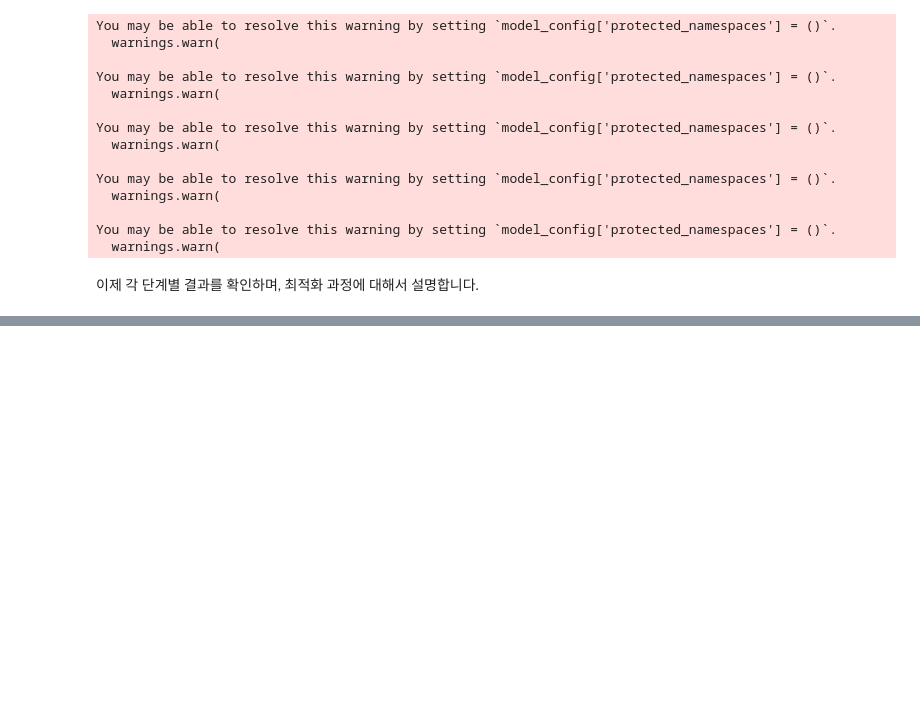
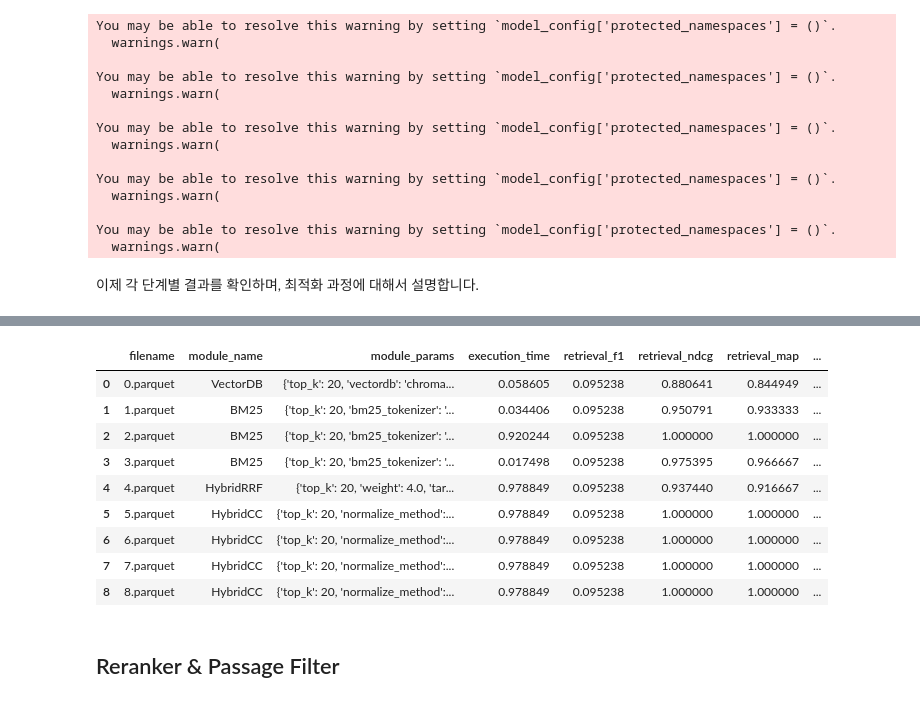
Before and after one commit to Auto-RAG/fast-campus, a Jupyter notebook: notebook/최적화/RAG 최적화 실습.ipynb, the cells around one changed output, grey strips where cells are left out. Drawn from its saved outputs; the diff is of its cells as text; code cells hidden in the pictures; blank space fills up the shorter version.

```diff
--- a/notebook/최적화/RAG 최적화 실습.ipynb
+++ b/notebook/최적화/RAG 최적화 실습.ipynb
@@ -103,0 +121,17 @@ evaluator.start_trial(yaml_path=os.path.join(root_dir, "config", "optimization",
+# %%
+retrieval_summary = load_summary_file(os.path.join(trial_dir, 'retrieve_node_line', 'retrieval', 'summary.csv'))
+# %%
+retrieval_summary
+# %% [output]
+|  | filename | module_name | module_params | execution_time | retrieval_f1 | retrieval_ndcg | retrieval_map | ... |
+| 0 | 0.parquet | VectorDB | {'top_k': 20, 'vectordb': 'chroma... | 0.058605 | 0.095238 | 0.880641 | 0.844949 | ... |
+| 1 | 1.parquet | BM25 | {'top_k': 20, 'bm25_tokenizer': '... | 0.034406 | 0.095238 | 0.950791 | 0.933333 | ... |
+| 2 | 2.parquet | BM25 | {'top_k': 20, 'bm25_tokenizer': '... | 0.920244 | 0.095238 | 1.000000 | 1.000000 | ... |
+| 3 | 3.parquet | BM25 | {'top_k': 20, 'bm25_tokenizer': '... | 0.017498 | 0.095238 | 0.975395 | 0.966667 | ... |
+| 4 | 4.parquet | HybridRRF | {'top_k': 20, 'weight': 4.0, 'tar... | 0.978849 | 0.095238 | 0.937440 | 0.916667 | ... |
+| 5 | 5.parquet | HybridCC | {'top_k': 20, 'normalize_method':... | 0.978849 | 0.095238 | 1.000000 | 1.000000 | ... |
+| 6 | 6.parquet | HybridCC | {'top_k': 20, 'normalize_method':... | 0.978849 | 0.095238 | 1.000000 | 1.000000 | ... |
+| 7 | 7.parquet | HybridCC | {'top_k': 20, 'normalize_method':... | 0.978849 | 0.095238 | 1.000000 | 1.000000 | ... |
+| 8 | 8.parquet | HybridCC | {'top_k': 20, 'normalize_method':... | 0.978849 | 0.095238 | 1.000000 | 1.000000 | ... |
+# %% [markdown]
+## Reranker & Passage Filter
```
Also changed, not shown: parts of 17 cells of this notebook.
